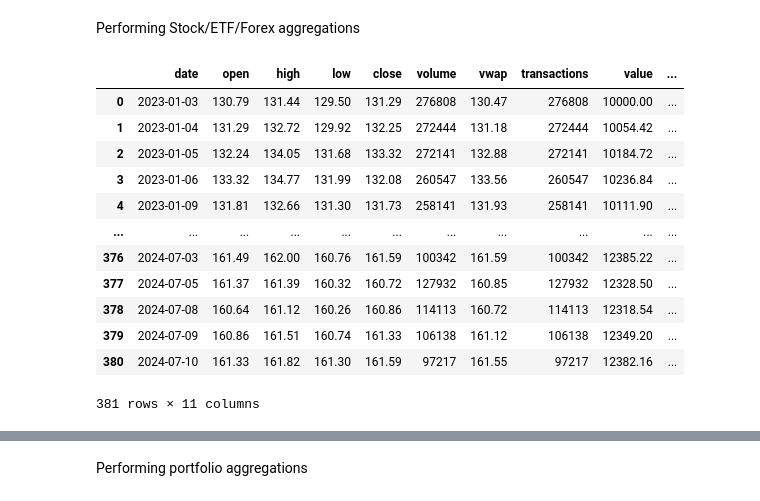
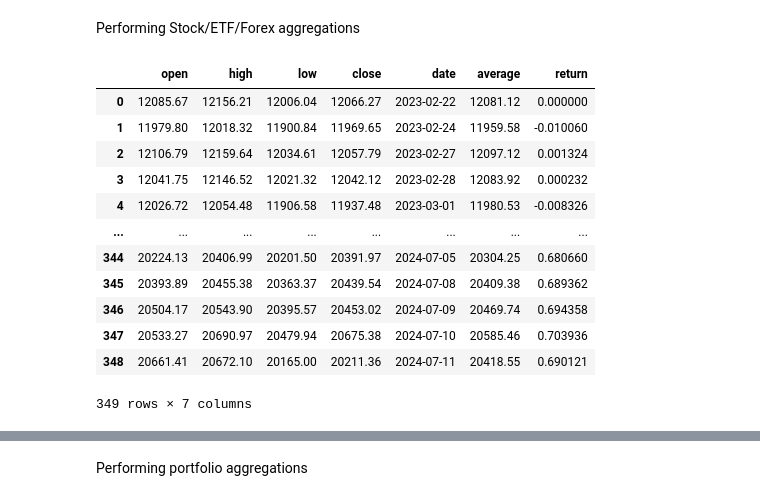
Before and after one commit to Swaxie/SkillStorm-Project-1, a Jupyter notebook: polygon_etl.ipynb, the cells around one changed output, grey strips where cells are left out. Saved outputs shown, nothing was run; the diff lists cells and outputs as text; code cells hidden in the pictures.

```diff
--- a/polygon_etl.ipynb
+++ b/polygon_etl.ipynb
@@ -218,61 +229,23 @@ portfolio
 | 6 | NVDA | NVIDIA Corp | stock |
 # %% [markdown]
 Performing Stock/ETF/Forex aggregations
-# %%
-rf = 0.0546
-
-SPY_etf_data['value'] = (SPY_etf_data['vwap'] * SPY_shares).round(2)
-SPY_etf_data['cumulative return'] = (SPY_etf_data['value'] - SPY_etf_data['value'].iat[0])/SPY_etf_data['value'].iat[0]
-SPY_etf_data['volatility'] = SPY_etf_data['vwap'].rolling(len(SPY_etf_data),min_periods=1).std()
-SPY_etf_data['sharpe'] = (SPY_etf_data['cumulative return'] - rf)/(SPY_etf_data['cumulative return'].rolling(len(SPY_etf_data),min_periods=1).std())
-SPY_etf_data.fillna(0, inplace=True)
-
-AMZN_stock_data['value'] = (AMZN_stock_data['vwap'] * AMZN_shares).round(2)
-AMZN_stock_data['cumulative return'] = (AMZN_stock_data['value'] - AMZN_stock_data['value'].iat[0])/AMZN_stock_data['value'].iat[0]
-AMZN_stock_data['volatility'] = AMZN_stock_data['vwap'].rolling(len(AMZN_stock_data),min_periods=1).std()
-AMZN_stock_data['sharpe'] = (AMZN_stock_data['cumulative return'] - rf)/(AMZN_stock_data['cumulative return'].rolling(len(AMZN_stock_data),min_periods=1).std())
-AMZN_stock_data.fillna(0, inplace=True)
-
-TSM_stock_data['value'] = (TSM_stock_data['vwap'] * TSM_shares).round(2)
-TSM_stock_data['cumulative return'] = (TSM_stock_data['value'] - TSM_stock_data['value'].iat[0])/TSM_stock_data['value'].iat[0]
-TSM_stock_data['volatility'] = TSM_stock_data['vwap'].rolling(len(TSM_stock_data),min_periods=1).std()
-TSM_stock_data['sharpe'] = (TSM_stock_data['cumulative return'] - rf)/(TSM_stock_data['cumulative return'].rolling(len(TSM_stock_data),min_periods=1).std())
-TSM_stock_data.fillna(0, inplace=True)
-
-AXP_stock_data['value'] = (AXP_stock_data['vwap'] * AXP_shares).round(2)
-AXP_stock_data['cumulative return'] = (AXP_stock_data['value'] - AXP_stock_data['value'].iat[0])/AXP_stock_data['value'].iat[0]
-AXP_stock_data['volatility'] = AXP_stock_data['vwap'].rolling(len(AXP_stock_data),min_periods=1).std()
-AXP_stock_data['sharpe'] = (AXP_stock_data['cumulative return'] - rf)/(AXP_stock_data['cumulative return'].rolling(len(AXP_stock_data),min_periods=1).std())
-AXP_stock_data.fillna(0, inplace=True)
-
-CELH_stock_data['value'] = (CELH_stock_data['vwap'] * CELH_shares).round(2)
-CELH_stock_data['cumulative return'] = (CELH_stock_data['value'] - CELH_stock_data['value'].iat[0])/CELH_stock_data['value'].iat[0]
-CELH_stock_data['volatility'] = CELH_stock_data['vwap'].rolling(len(CELH_stock_data),min_periods=1).std()
-CELH_stock_data['sharpe'] = (CELH_stock_data['cumulative return'] - rf)/(CELH_stock_data['cumulative return'].rolling(len(CELH_stock_data),min_periods=1).std())
-CELH_stock_data.fillna(0, inplace=True)
-
-NVDA_stock_data['value'] = (NVDA_stock_data['vwap'] * NVDA_shares).round(2)
-NVDA_stock_data['cumulative return'] = (NVDA_stock_data['value'] - NVDA_stock_data['value'].iat[0])/NVDA_stock_data['value'].iat[0]
-NVDA_stock_data['volatility'] = NVDA_stock_data['vwap'].rolling(len(NVDA_stock_data),min_periods=1).std()
-NVDA_stock_data['sharpe'] = (NVDA_stock_data['cumulative return'] - rf)/(NVDA_stock_data['cumulative return'].rolling(len(NVDA_stock_data),min_periods=1).std())
-NVDA_stock_data.fillna(0, inplace=True)
-
-USDJPY_forex_data['value'] = (USDJPY_forex_data['vwap'] * USDJPY_shares).round(2)
-USDJPY_forex_data['cumulative return'] = (USDJPY_forex_data['value'] - USDJPY_forex_data['value'].iat[0])/USDJPY_forex_data['value'].iat[0]
-USDJPY_forex_data['percent change'] = USDJPY_forex_data['value'].pct_change()
-USDJPY_forex_data.fillna(0, inplace=True)
-USDJPY_forex_data
-# %% [output]
-|  | date | open | high | low | close | volume | vwap | transactions | value | ... |
-| 0 | 2023-01-03 | 130.79 | 131.44 | 129.50 | 131.29 | 276808 | 130.47 | 276808 | 10000.00 | ... |
-| 1 | 2023-01-04 | 131.29 | 132.72 | 129.92 | 132.25 | 272444 | 131.18 | 272444 | 10054.42 | ... |
-| 2 | 2023-01-05 | 132.24 | 134.05 | 131.68 | 133.32 | 272141 | 132.88 | 272141 | 10184.72 | ... |
-| 3 | 2023-01-06 | 133.32 | 134.77 | 131.99 | 132.08 | 260547 | 133.56 | 260547 | 10236.84 | ... |
-| 4 | 2023-01-09 | 131.81 | 132.66 | 131.30 | 131.73 | 258141 | 131.93 | 258141 | 10111.90 | ... |
-| ... | ... | ... | ... | ... | ... | ... | ... | ... | ... | ... |
-| 376 | 2024-07-03 | 161.49 | 162.00 | 160.76 | 161.59 | 100342 | 161.59 | 100342 | 12385.22 | ... |
-| 377 | 2024-07-05 | 161.37 | 161.39 | 160.32 | 160.72 | 127932 | 160.85 | 127932 | 12328.50 | ... |
-| 378 | 2024-07-08 | 160.64 | 161.12 | 160.26 | 160.86 | 114113 | 160.72 | 114113 | 12318.54 | ... |
-| 379 | 2024-07-09 | 160.86 | 161.51 | 160.74 | 161.33 | 106138 | 161.12 | 106138 | 12349.20 | ... |
-| 380 | 2024-07-10 | 161.33 | 161.82 | 161.30 | 161.59 | 97217 | 161.55 | 97217 | 12382.16 | ... |
-381 rows × 11 columns
+# %%
+# Market Aggregations
+NDX_data['average'] = ((NDX_data['high'] + NDX_data['low'])/2).round(2)
+NDX_data['return'] = (NDX_data['average'] - NDX_data['average'].iat[0])/NDX_data['average'].iat[0]
+
+NDX_data
+# %% [output]
+|  | open | high | low | close | date | average | return |
+| 0 | 12085.67 | 12156.21 | 12006.04 | 12066.27 | 2023-02-22 | 12081.12 | 0.000000 |
+| 1 | 11979.80 | 12018.32 | 11900.84 | 11969.65 | 2023-02-24 | 11959.58 | -0.010060 |
+| 2 | 12106.79 | 12159.64 | 12034.61 | 12057.79 | 2023-02-27 | 12097.12 | 0.001324 |
+| 3 | 12041.75 | 12146.52 | 12021.32 | 12042.12 | 2023-02-28 | 12083.92 | 0.000232 |
+| 4 | 12026.72 | 12054.48 | 11906.58 | 11937.48 | 2023-03-01 | 11980.53 | -0.008326 |
+| ... | ... | ... | ... | ... | ... | ... | ... |
+| 344 | 20224.13 | 20406.99 | 20201.50 | 20391.97 | 2024-07-05 | 20304.25 | 0.680660 |
+| 345 | 20393.89 | 20455.38 | 20363.37 | 20439.54 | 2024-07-08 | 20409.38 | 0.689362 |
+| 346 | 20504.17 | 20543.90 | 20395.57 | 20453.02 | 2024-07-09 | 20469.74 | 0.694358 |
+| 347 | 20533.27 | 20690.97 | 20479.94 | 20675.38 | 2024-07-10 | 20585.46 | 0.703936 |
+| 348 | 20661.41 | 20672.10 | 20165.00 | 20211.36 | 2024-07-11 | 20418.55 | 0.690121 |
+349 rows × 7 columns
```
Also changed, not shown: parts of 17 cells of this notebook, 14 other files.
